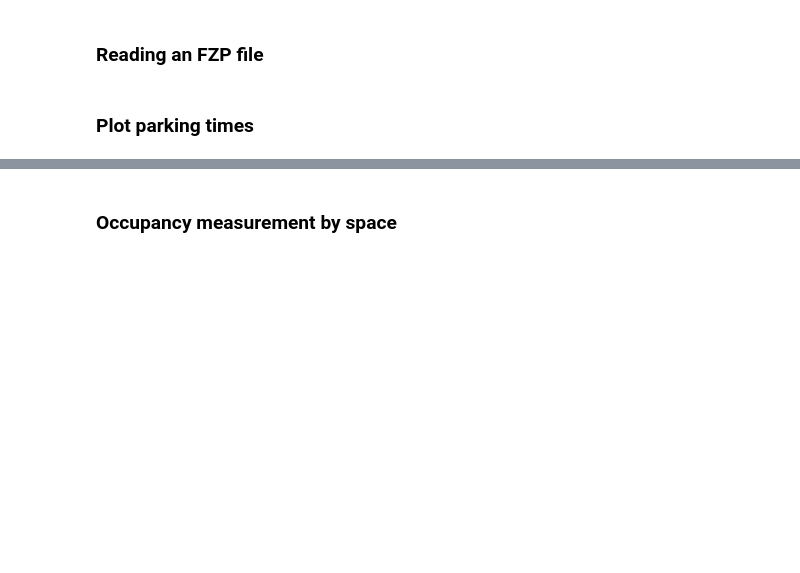
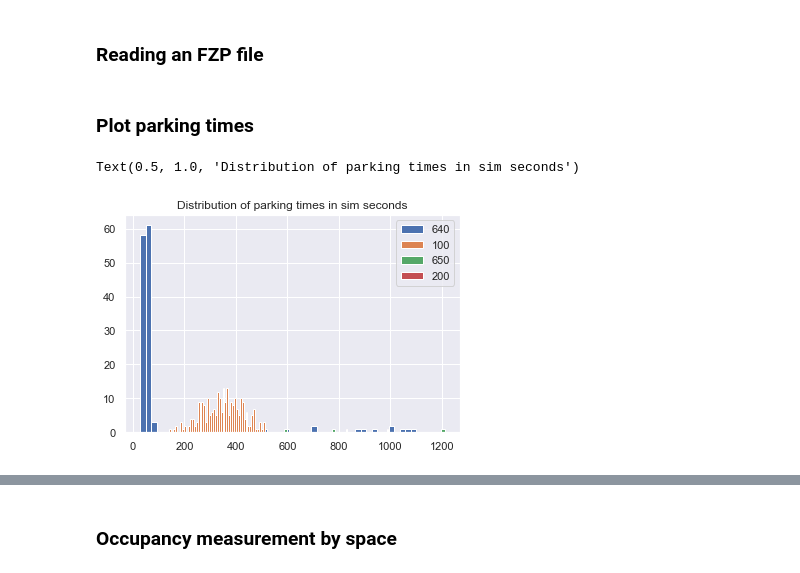
Before and after one commit to cpatdowling/vissimpark, a Jupyter notebook: notebooks/parse_fzp_files.ipynb, the cells around one changed output, grey strips where cells are left out. Cells and saved outputs as stored; diff of their text form; code cells hidden in the pictures; blank space fills up the shorter version.

```diff
--- a/notebooks/parse_fzp_files.ipynb
+++ b/notebooks/parse_fzp_files.ipynb
@@ -102,7 +102,10 @@ for i in range(max_vehicle+1):
 # %%
 #plot the histogram of dwell times by vehicle type
 
 for i in parked_times_by_type:
-    plt.hist(parked_times_by_type[i], label=i)
+    plt.hist(parked_times_by_type[i], label=i, bins=50)
 plt.legend()
 plt.title("Distribution of parking times in sim seconds")
+# %% [output]
+Text(0.5, 1.0, 'Distribution of parking times in sim seconds')
+[figure, added]
```
Also changed, not shown: parts of 2 cells of this notebook.
